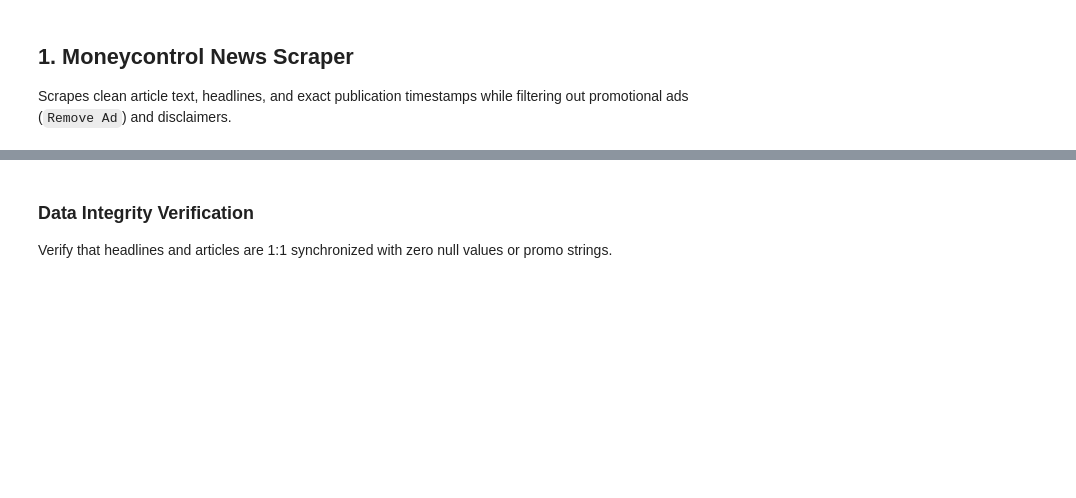
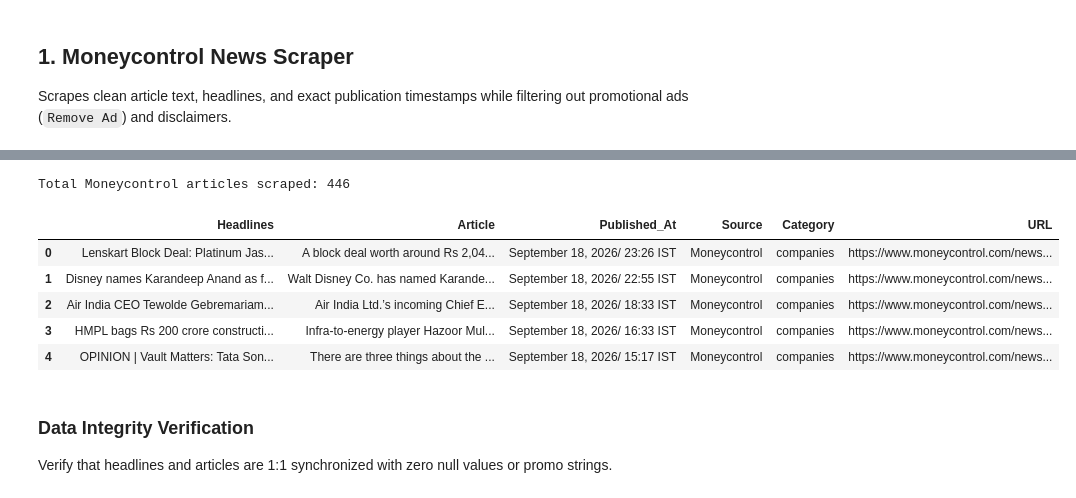
Before and after one commit to Arnax308/Stock-Market-Prediction, a Jupyter notebook: Web Scraping/Notebooks/Web_Scraping_v3_Robust.ipynb, the cells around one changed output, grey strips where cells are left out. Saved outputs shown, nothing was run; the diff lists cells and outputs as text; code cells hidden in the pictures; blank space fills up the shorter version.

```diff
--- a/Web Scraping/Notebooks/Web_Scraping_v3_Robust.ipynb
+++ b/Web Scraping/Notebooks/Web_Scraping_v3_Robust.ipynb
@@ -51,8 +51,8 @@ mc_scraper = MoneycontrolScraper(delay_range=(0.5, 1.2))
 
 # Scrape desired categories and page depth
 # Available categories: 'companies', 'stocks', 'markets', 'earnings', 'economy'
-categories_to_scrape = ['companies', 'stocks']
-pages_per_category = 1  # Increase to 3-5+ for larger dataset creation
+categories_to_scrape = ['companies', 'stocks', 'markets', 'earnings', 'economy']
+pages_per_category = 4  # Increase to 3-5+ for larger dataset creation
 
 for category in categories_to_scrape:
     mc_scraper.scrape_category(category=category, max_pages=pages_per_category)
@@ -60,3 +60,4 @@ for category in categories_to_scrape:
 df_moneycontrol = mc_scraper.to_dataframe()
 print(f"Total Moneycontrol articles scraped: {len(df_moneycontrol)}")
 df_moneycontrol.head()
+# %% [output]
@@ -63,3 +74,10 @@ df_moneycontrol.head()
+Total Moneycontrol articles scraped: 446
+|  | Headlines | Article | Published_At | Source | Category | URL |
+| 0 | Lenskart Block Deal: Platinum Jas... | A block deal worth around Rs 2,04... | September 18, 2026/ 23:26 IST | Moneycontrol | companies | https://www.moneycontrol.com/news... |
+| 1 | Disney names Karandeep Anand as f... | Walt Disney Co. has named Karande... | September 18, 2026/ 22:55 IST | Moneycontrol | companies | https://www.moneycontrol.com/news... |
+| 2 | Air India CEO Tewolde Gebremariam... | Air India Ltd.’s incoming Chief E... | September 18, 2026/ 18:33 IST | Moneycontrol | companies | https://www.moneycontrol.com/news... |
+| 3 | HMPL bags Rs 200 crore constructi... | Infra-to-energy player Hazoor Mul... | September 18, 2026/ 16:33 IST | Moneycontrol | companies | https://www.moneycontrol.com/news... |
+| 4 | OPINION | Vault Matters: Tata Son... | There are three things about the ... | September 18, 2026/ 15:17 IST | Moneycontrol | companies | https://www.moneycontrol.com/news... |
 # %% [markdown]
 ### Data Integrity Verification
 Verify that headlines and articles are 1:1 synchronized with zero null values or promo strings.
```
Also changed, not shown: parts of 6 cells of this notebook, 13 other files.
